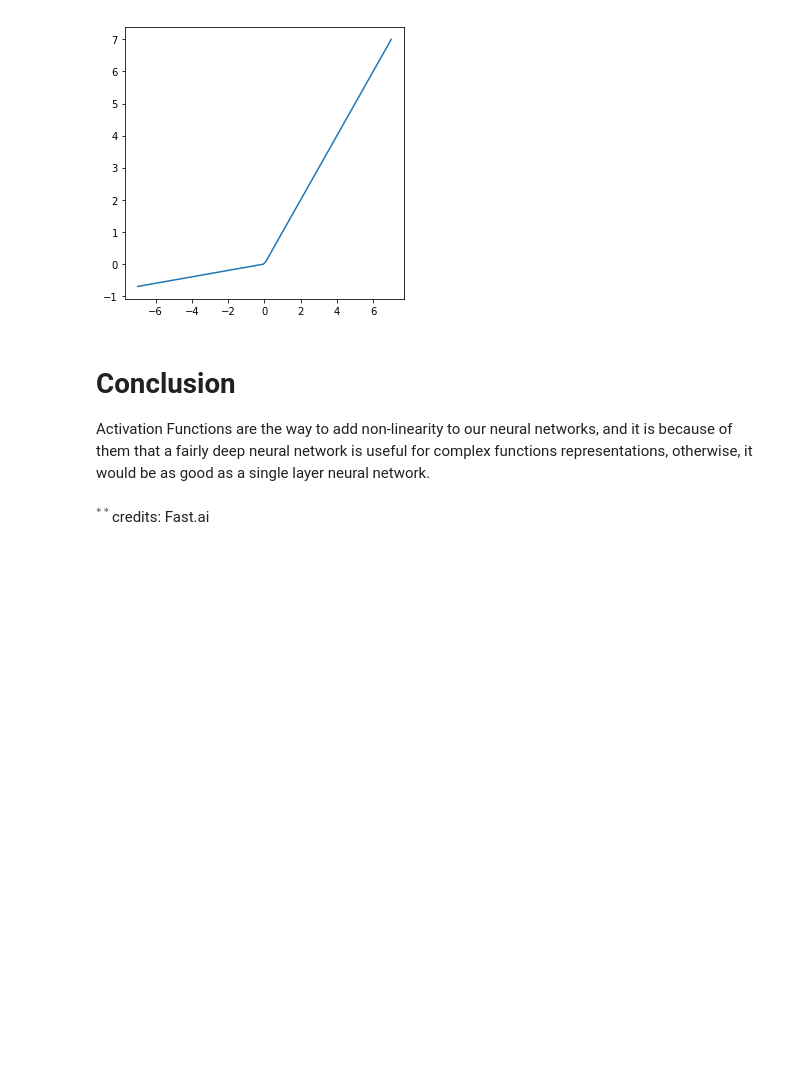
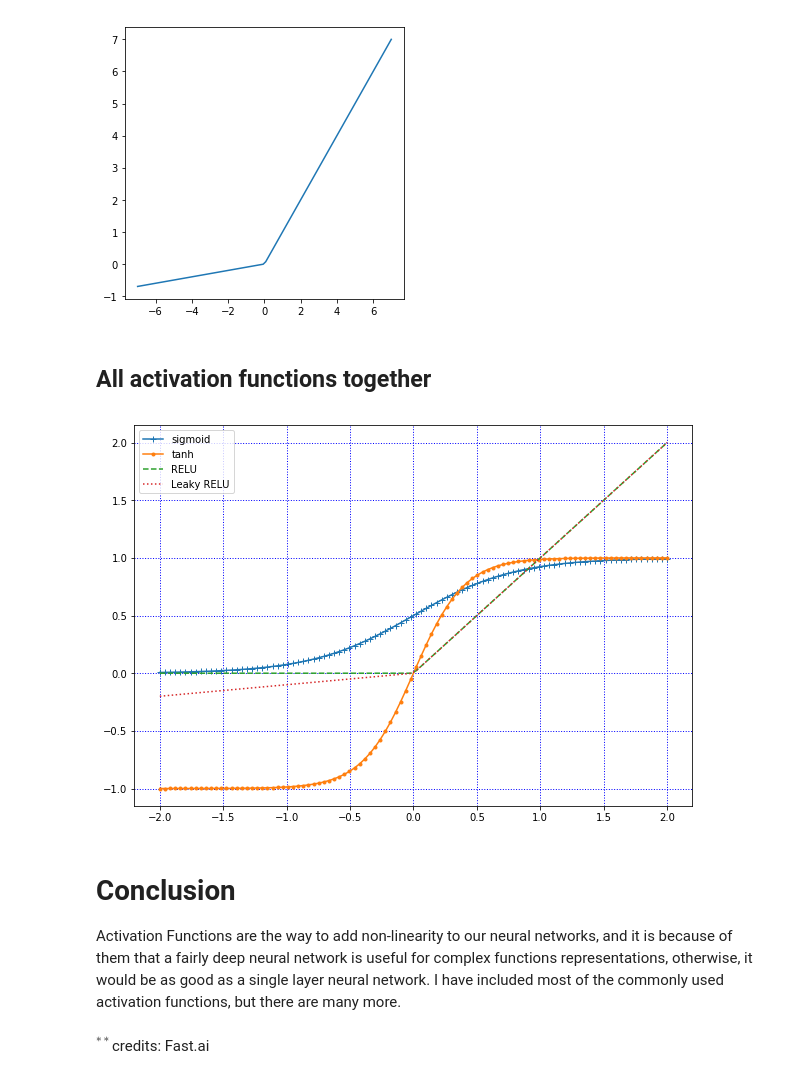
Before and after one commit to nitishsaDire/DLblog, a Jupyter notebook: _notebooks/2020-10-22-DLforCNN.ipynb, the cells around one changed output. Cells and saved outputs as stored; diff of their text form; code cells hidden in the pictures; blank space fills up the shorter version.

```diff
--- a/_notebooks/2020-10-22-DLforCNN.ipynb
+++ b/_notebooks/2020-10-22-DLforCNN.ipynb
@@ -100,9 +100,27 @@ ax.plot(x, y)
 # %% [output]
 [<matplotlib.lines.Line2D at 0x...>]
 [figure]
+# %% [markdown]
+## All activation functions together
+# %%
+x = np.linspace(-5,5, 100)
+sig = 1/(1 + np.exp(-x))
+tanh = np.tanh(x)
+x = np.linspace(-2,2, 100)
+relu = np.maximum(x, 0)
+lrelu = np.maximum(x, 0.1*x)
+fig,ax = plt.subplots(figsize = (10,7))
+ax.plot(x, sig, marker = '+', label = 'sigmoid')
+ax.plot(x, tanh, marker = '.', label = 'tanh')
+ax.plot(x, relu, linestyle = '--', label = 'RELU')
+ax.plot(x, lrelu, linestyle = ':', label = 'Leaky RELU')
+ax.legend()
+ax.grid(which='major', axis='both', linestyle=':', linewidth = 1, color='b')
+# %% [output]
+[figure, added]
 # %% [markdown]
 # Conclusion
-Activation Functions are the way to add non-linearity to our neural networks, and it is because of them that a fairly deep neural network is useful for complex functions representations, otherwise, it would be as good as a single layer neural network.
+Activation Functions are the way to add non-linearity to our neural networks, and it is because of them that a fairly deep neural network is useful for complex functions representations, otherwise, it would be as good as a single layer neural network. I have included most of the commonly used activation functions, but there are many more.
 # %% [markdown]
 $^{**}$credits: Fast.ai
 # %%
```
